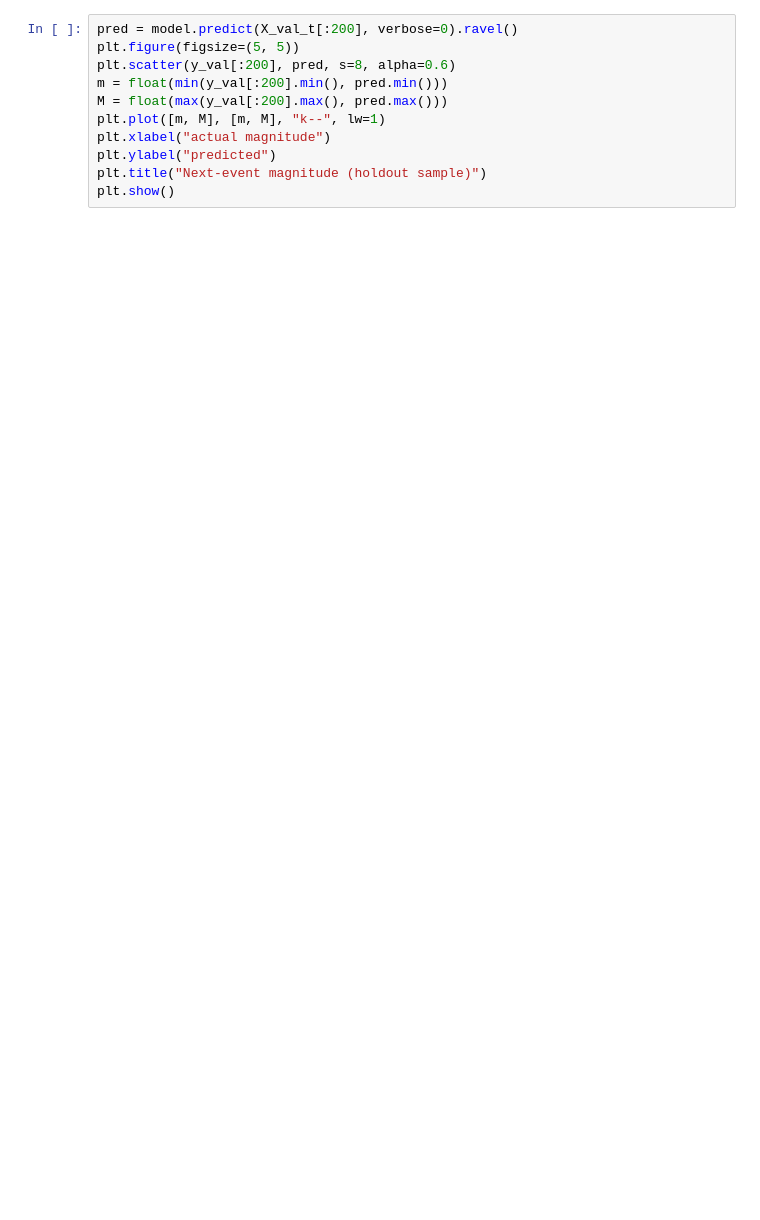
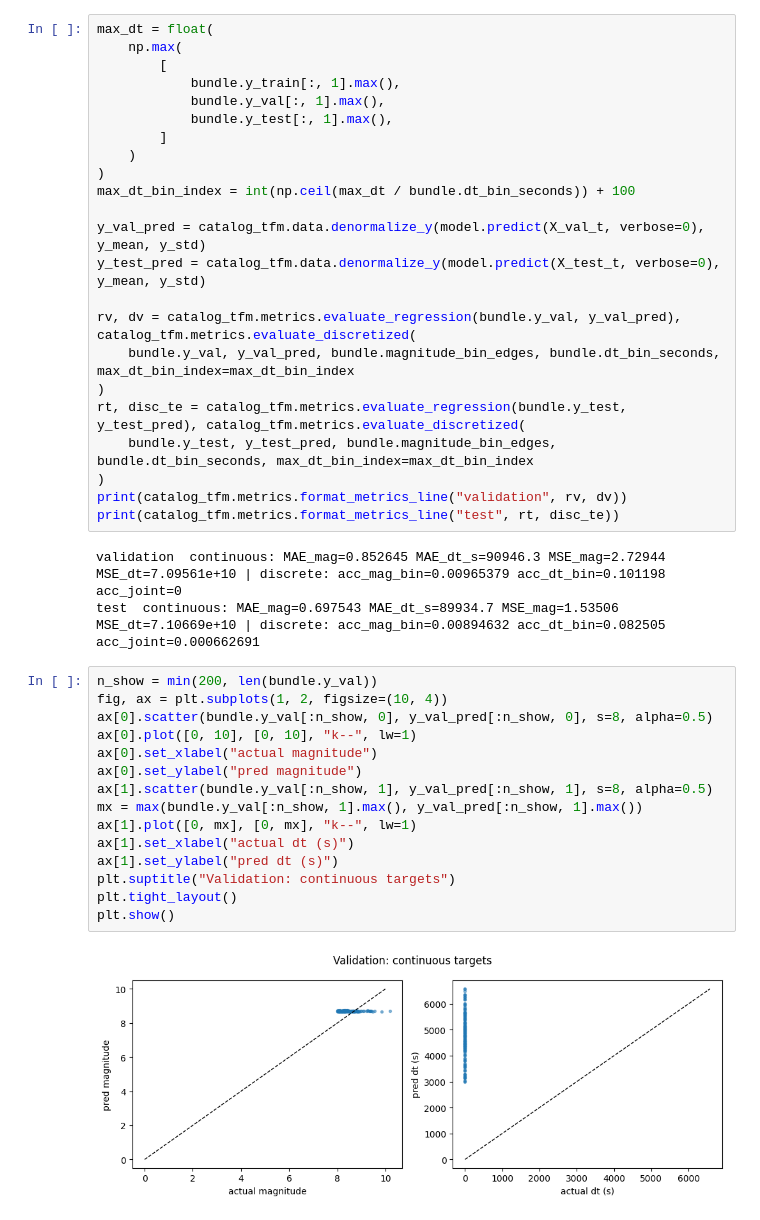
Before and after one commit to Ner-Ber/transformer-catalog, a Jupyter notebook: scripts/train_and_visualize.ipynb, the cells around one changed output. Cells and saved outputs as stored; diff of their text form; blank space fills up the shorter version.

```diff
--- a/scripts/train_and_visualize.ipynb
+++ b/scripts/train_and_visualize.ipynb
@@ -72,11 +137,43 @@ plt.show()
-# %%
-pred = model.predict(X_val_t[:200], verbose=0).ravel()
-plt.figure(figsize=(5, 5))
-plt.scatter(y_val[:200], pred, s=8, alpha=0.6)
-m = float(min(y_val[:200].min(), pred.min()))
-M = float(max(y_val[:200].max(), pred.max()))
-plt.plot([m, M], [m, M], "k--", lw=1)
-plt.xlabel("actual magnitude")
-plt.ylabel("predicted")
-plt.title("Next-event magnitude (holdout sample)")
-plt.show()
+# %%
+max_dt = float(
+    np.max(
+        [
+            bundle.y_train[:, 1].max(),
+            bundle.y_val[:, 1].max(),
+            bundle.y_test[:, 1].max(),
+        ]
+    )
+)
+max_dt_bin_index = int(np.ceil(max_dt / bundle.dt_bin_seconds)) + 100
+
+y_val_pred = catalog_tfm.data.denormalize_y(model.predict(X_val_t, verbose=0), y_mean, y_std)
+y_test_pred = catalog_tfm.data.denormalize_y(model.predict(X_test_t, verbose=0), y_mean, y_std)
+
+rv, dv = catalog_tfm.metrics.evaluate_regression(bundle.y_val, y_val_pred), catalog_tfm.metrics.evaluate_discretized(
+    bundle.y_val, y_val_pred, bundle.magnitude_bin_edges, bundle.dt_bin_seconds, max_dt_bin_index=max_dt_bin_index
+)
+rt, disc_te = catalog_tfm.metrics.evaluate_regression(bundle.y_test, y_test_pred), catalog_tfm.metrics.evaluate_discretized(
+    bundle.y_test, y_test_pred, bundle.magnitude_bin_edges, bundle.dt_bin_seconds, max_dt_bin_index=max_dt_bin_index
+)
+print(catalog_tfm.metrics.format_metrics_line("validation", rv, dv))
+print(catalog_tfm.metrics.format_metrics_line("test", rt, disc_te))
+# %% [output]
+validation  continuous: MAE_mag=0.852645 MAE_dt_s=90946.3 MSE_mag=2.72944 MSE_dt=7.09561e+10 | discrete: acc_mag_bin=0.00965379 acc_dt_bin=0.101198 acc_joint=0
+test  continuous: MAE_mag=0.697543 MAE_dt_s=89934.7 MSE_mag=1.53506 MSE_dt=7.10669e+10 | discrete: acc_mag_bin=0.00894632 acc_dt_bin=0.082505 acc_joint=0.000662691
+# %%
+n_show = min(200, len(bundle.y_val))
+fig, ax = plt.subplots(1, 2, figsize=(10, 4))
+ax[0].scatter(bundle.y_val[:n_show, 0], y_val_pred[:n_show, 0], s=8, alpha=0.5)
+ax[0].plot([0, 10], [0, 10], "k--", lw=1)
+ax[0].set_xlabel("actual magnitude")
+ax[0].set_ylabel("pred magnitude")
+ax[1].scatter(bundle.y_val[:n_show, 1], y_val_pred[:n_show, 1], s=8, alpha=0.5)
+mx = max(bundle.y_val[:n_show, 1].max(), y_val_pred[:n_show, 1].max())
+ax[1].plot([0, mx], [0, mx], "k--", lw=1)
+ax[1].set_xlabel("actual dt (s)")
+ax[1].set_ylabel("pred dt (s)")
+plt.suptitle("Validation: continuous targets")
+plt.tight_layout()
+plt.show()
+# %% [output]
+[figure, added]
```
Also changed, not shown: parts of 7 cells of this notebook, 8 other files.
